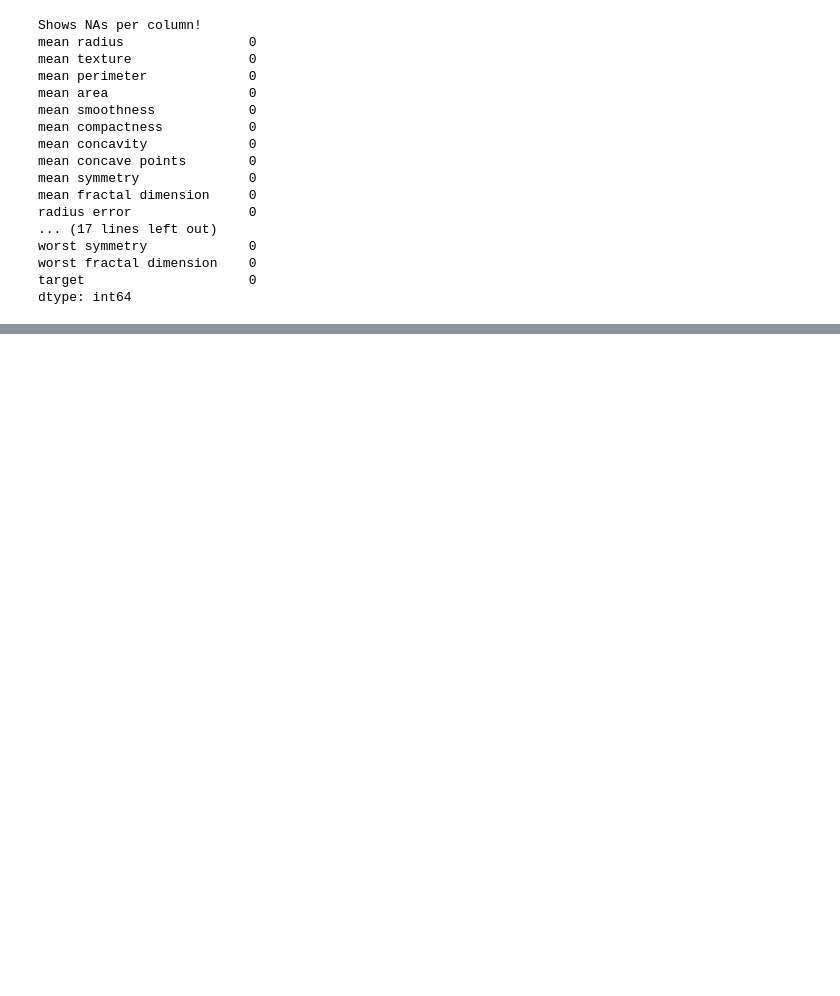
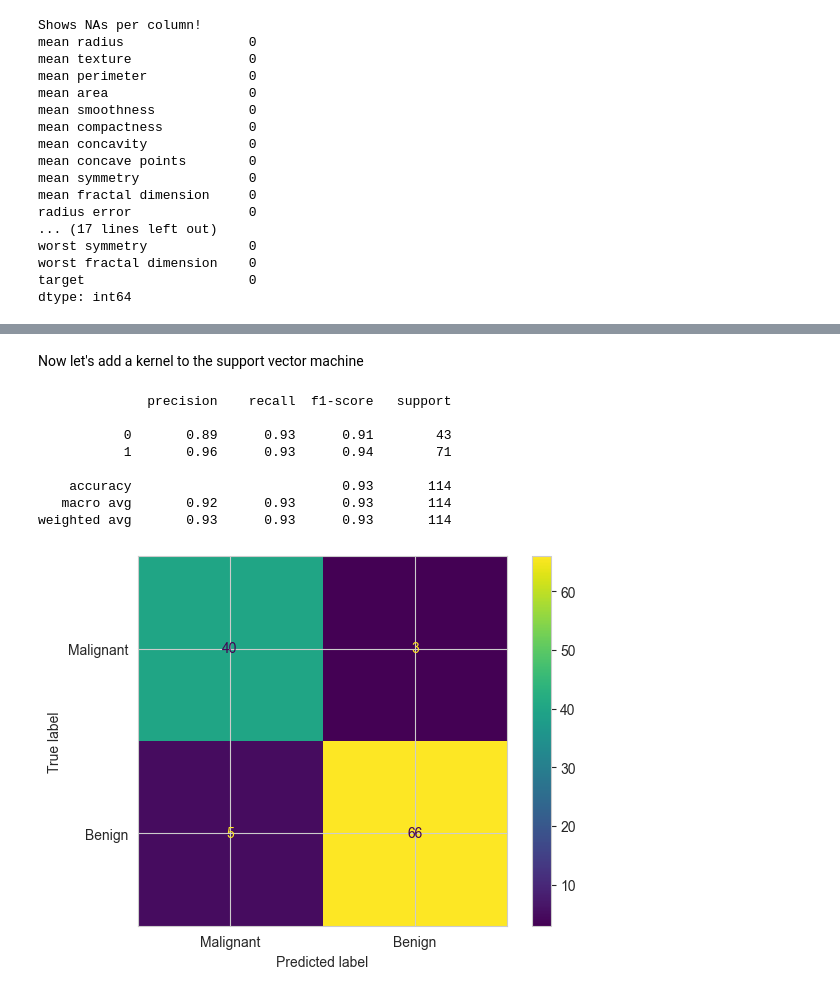
Before and after one commit to ADI-0519/KCL-Notebooks, a Jupyter notebook: Classifier.ipynb, the cells around one changed output, grey strips where cells are left out. Drawn from its saved outputs; the diff is of its cells as text; code cells hidden in the pictures; blank space fills up the shorter version.

```diff
--- a/Classifier.ipynb
+++ b/Classifier.ipynb
@@ -83,0 +205,21 @@ dtype: int64
+# %% [markdown]
+Now let's add a kernel to the support vector machine
+# %%
+model = SVC(kernel="rbf",gamma="auto")
+model.fit(X_train, Y_train)
+predictions = model.predict(X_test)
+conf = (confusion_matrix(Y_test,predictions))
+conf_display = ConfusionMatrixDisplay(confusion_matrix=conf, display_labels=["Malignant","Benign"])
+conf_display.plot()
+
+print(classification_report(Y_test,predictions))
+# %% [output]
+              precision    recall  f1-score   support
+
+           0       0.89      0.93      0.91        43
+           1       0.96      0.93      0.94        71
+
+    accuracy                           0.93       114
+   macro avg       0.92      0.93      0.93       114
+weighted avg       0.93      0.93      0.93       114
+[figure, added]
```
Also changed, not shown: parts of 24 cells of this notebook, 1 other file.
